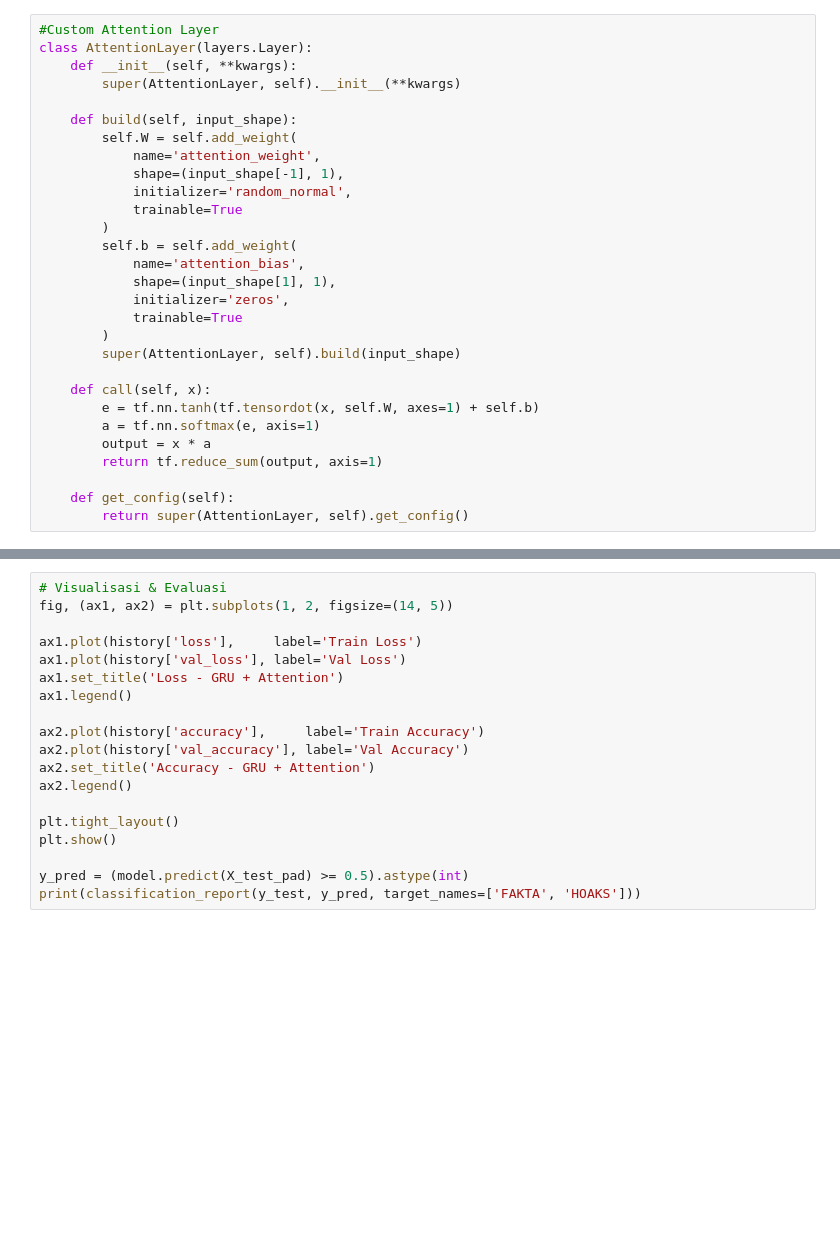
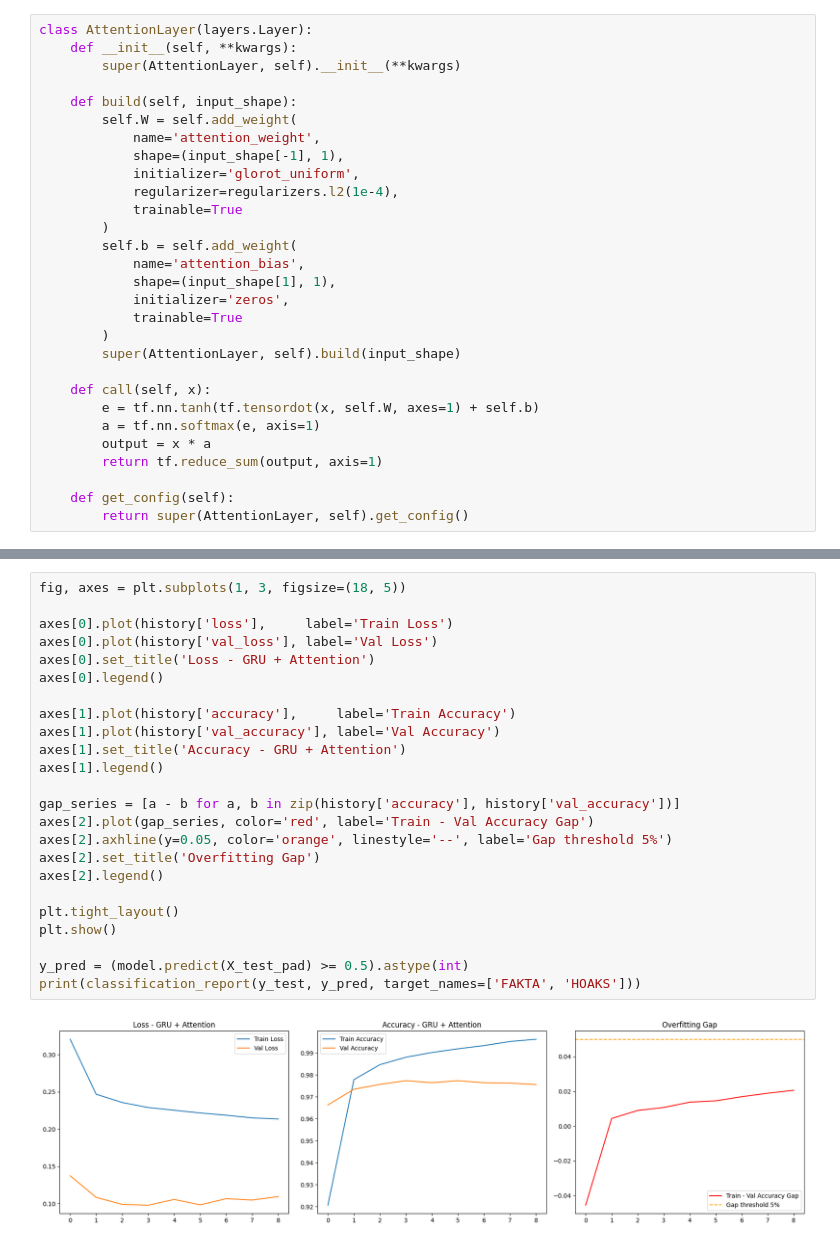
Before and after one commit to CekCok-Capstonus/Model, a Jupyter notebook: src/Notebooks/Model2_training_gru.ipynb, the cells around one changed output, grey strips where cells are left out. Drawn from its saved outputs; the diff is of its cells as text; blank space fills up the shorter version.

```diff
--- a/src/Notebooks/Model2_training_gru.ipynb
+++ b/src/Notebooks/Model2_training_gru.ipynb
@@ -56,5 +75,4 @@ print(f"X_test shape:  {X_test_pad.shape}")
 # %%
-#Custom Attention Layer
 class AttentionLayer(layers.Layer):
     def __init__(self, **kwargs):
         super(AttentionLayer, self).__init__(**kwargs)
@@ -63,7 +81,8 @@ class AttentionLayer(layers.Layer):
         self.W = self.add_weight(
             name='attention_weight',
             shape=(input_shape[-1], 1),
-            initializer='random_normal',
+            initializer='glorot_uniform',
+            regularizer=regularizers.l2(1e-4),
             trainable=True
         )
         self.b = self.add_weight(
@@ -232,19 +327,26 @@ print("✅ Best model loaded!")
 # %%
-# Visualisasi & Evaluasi
-fig, (ax1, ax2) = plt.subplots(1, 2, figsize=(14, 5))
+fig, axes = plt.subplots(1, 3, figsize=(18, 5))
 
-ax1.plot(history['loss'],     label='Train Loss')
-ax1.plot(history['val_loss'], label='Val Loss')
-ax1.set_title('Loss - GRU + Attention')
-ax1.legend()
+axes[0].plot(history['loss'],     label='Train Loss')
+axes[0].plot(history['val_loss'], label='Val Loss')
+axes[0].set_title('Loss - GRU + Attention')
+axes[0].legend()
 
-ax2.plot(history['accuracy'],     label='Train Accuracy')
-ax2.plot(history['val_accuracy'], label='Val Accuracy')
-ax2.set_title('Accuracy - GRU + Attention')
-ax2.legend()
+axes[1].plot(history['accuracy'],     label='Train Accuracy')
+axes[1].plot(history['val_accuracy'], label='Val Accuracy')
+axes[1].set_title('Accuracy - GRU + Attention')
+axes[1].legend()
+
+gap_series = [a - b for a, b in zip(history['accuracy'], history['val_accuracy'])]
+axes[2].plot(gap_series, color='red', label='Train - Val Accuracy Gap')
+axes[2].axhline(y=0.05, color='orange', linestyle='--', label='Gap threshold 5%')
+axes[2].set_title('Overfitting Gap')
+axes[2].legend()
 
 plt.tight_layout()
 plt.show()
 
 y_pred = (model.predict(X_test_pad) >= 0.5).astype(int)
 print(classification_report(y_test, y_pred, target_names=['FAKTA', 'HOAKS']))
+# %% [output]
+[figure, added]
```
Also changed, not shown: parts of 10 cells of this notebook.
